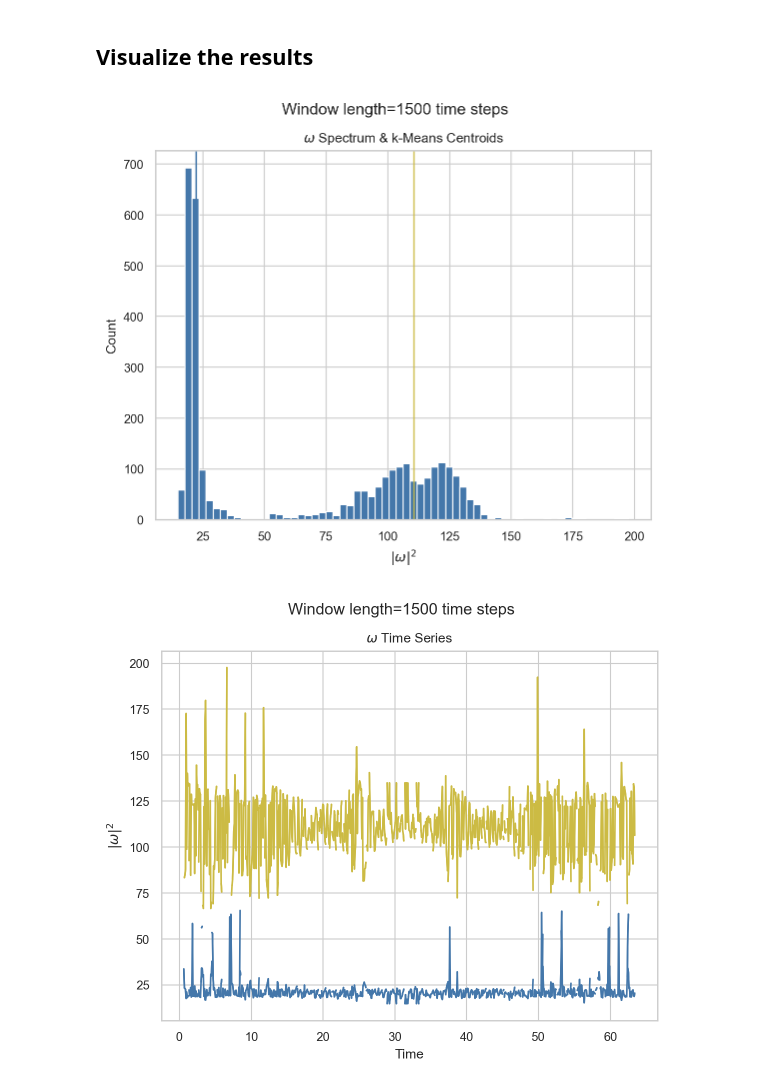
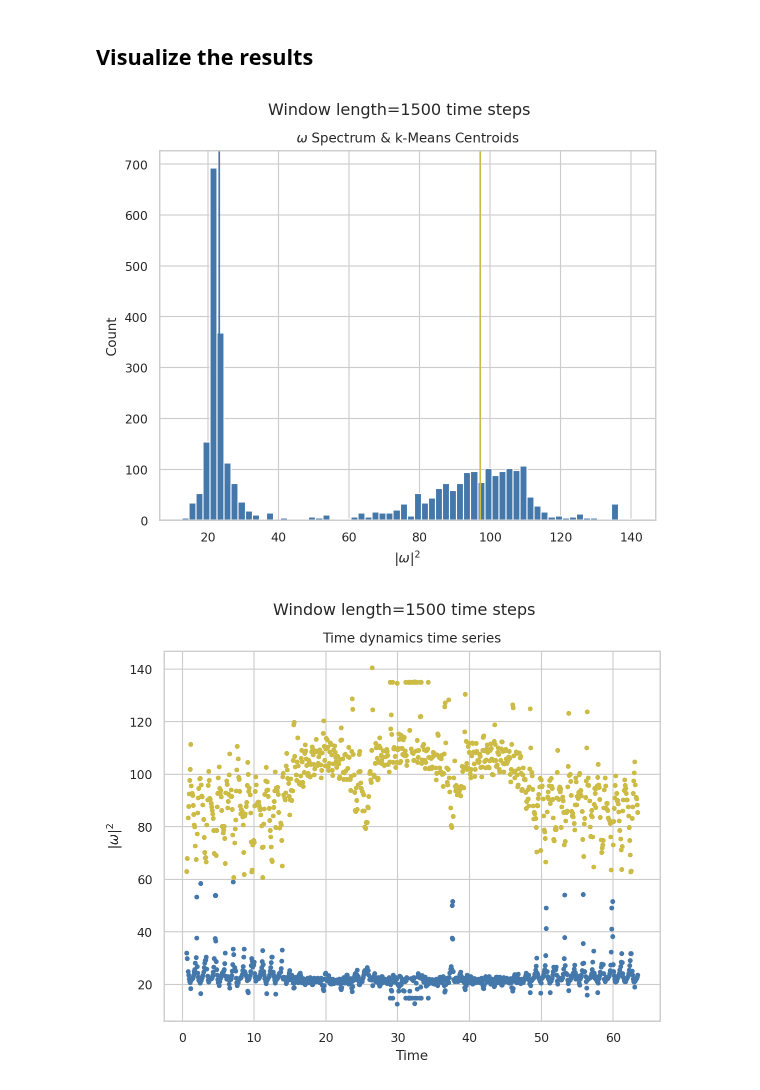
Before and after one commit to PyDMD/PyDMD, a Jupyter notebook: tutorials/costs-tutorial/costs-tutorial_toy-data.ipynb, the cells around one changed output. Drawn from its saved outputs; the diff is of its cells as text; code cells hidden in the pictures.

Commit message:
Updated the tutorials for COSTS
- Added example data.
- Added fitted models and a fitted models folder.
- Updated the COSTS/mrCOSTS object calls for the new APIs.

```diff
--- a/tutorials/costs-tutorial/costs-tutorial_toy-data.ipynb
+++ b/tutorials/costs-tutorial/costs-tutorial_toy-data.ipynb
@@ -334,8 +325,8 @@ step_sizes = np.array([100, 400])
 svd_ranks = [4] * len(window_lengths)
 num_decompositions = len(window_lengths)
 mrd_list = []
-suppress_growth = True
-transform_method = "squared"
+suppress_growth = False
+transform_method = "square_frequencies"
 
 data_iter = np.zeros((num_decompositions, data.shape[0], data.shape[1]))
 data_iter[0, :, :] = data
@@ -356,11 +347,6 @@ for n_decomp, (window, step, rank) in enumerate(
     print("_________________________________________________")
     mrd.fit(x_iter, np.atleast_2d(time), window, step, verbose=True)
     print("_________________________________________________")
-
-    # Choose the number of frequency bands using an objective hyperparameter sweep.
-    # n_components = mrd.cluster_hyperparameter_sweep(
-    # transform_method=transform_method
-    # )
 
     # Force the clustering to use two components due to the nature of the toy data.
     _ = mrd.cluster_omega(n_components=2, transform_method=transform_method)
@@ -410,7 +396,7 @@ for mrd in mrd_list:
     fig1, ax1 = mrd.plot_omega_histogram()
     fig1.suptitle("Window length={} time steps".format(window))
 
-    fig2, ax2 = mrd.plot_omega_squared_time_series()
+    fig2, ax2 = mrd.plot_omega_time_series()
     fig2.suptitle("Window length={} time steps".format(window))
 
     # Scale separation
@@ -423,32 +409,32 @@ for mrd in mrd_list:
     ax.plot(time.squeeze(), x_iter.T, color="k")
     ax.set_ylabel("Amplitude (-)")
     ax.set_xlabel("Time (-)")
     ax.set_title("Input Data")
     ax.autoscale(enable=True, axis="both", tight=True)
 
     # Change the underlying data depending on which feature is being separated.
     if np.max(mrd.cluster_centroids) > 50:
         axes[1].plot(time.squeeze(), x.T, color="k")
         axes[1].set_title("Reconstruction toy model")
         axes[2].plot(time.squeeze(), x_transient.T, color="k")
         axes[2].set_title("Reconstruction transient wave packet")
 
     elif (np.max(mrd.cluster_centroids) > 1) & (
         np.max(mrd.cluster_centroids) < 50
     ):
         axes[1].plot(time.squeeze(), slow_modes, color="k")
         axes[1].set_title("Reconstruction toy model slow modes")
         axes[2].plot(time.squeeze(), fast_modes, color="k")
         axes[2].set_title("Reconstruction toy model fast modes")
 
     for no, o in enumerate(np.unique(mrd.omega_classes)):
         ax = axes[no + 1]
         ax.plot(time.squeeze(), xr_sep[no, :, :].T, "r")
         ax.set_ylabel("Amplitude (-)")
         ax.set_xlabel("Time (-)")
         ax.autoscale(enable=True, axis="both", tight=True)
 
     fig.tight_layout()
 # %% [output]
-[figure, old version]
+[figure, new version]
-[figure, old version]
+[figure, new version]
```
Also changed, not shown: parts of 10 cells of this notebook, 7 other files.
